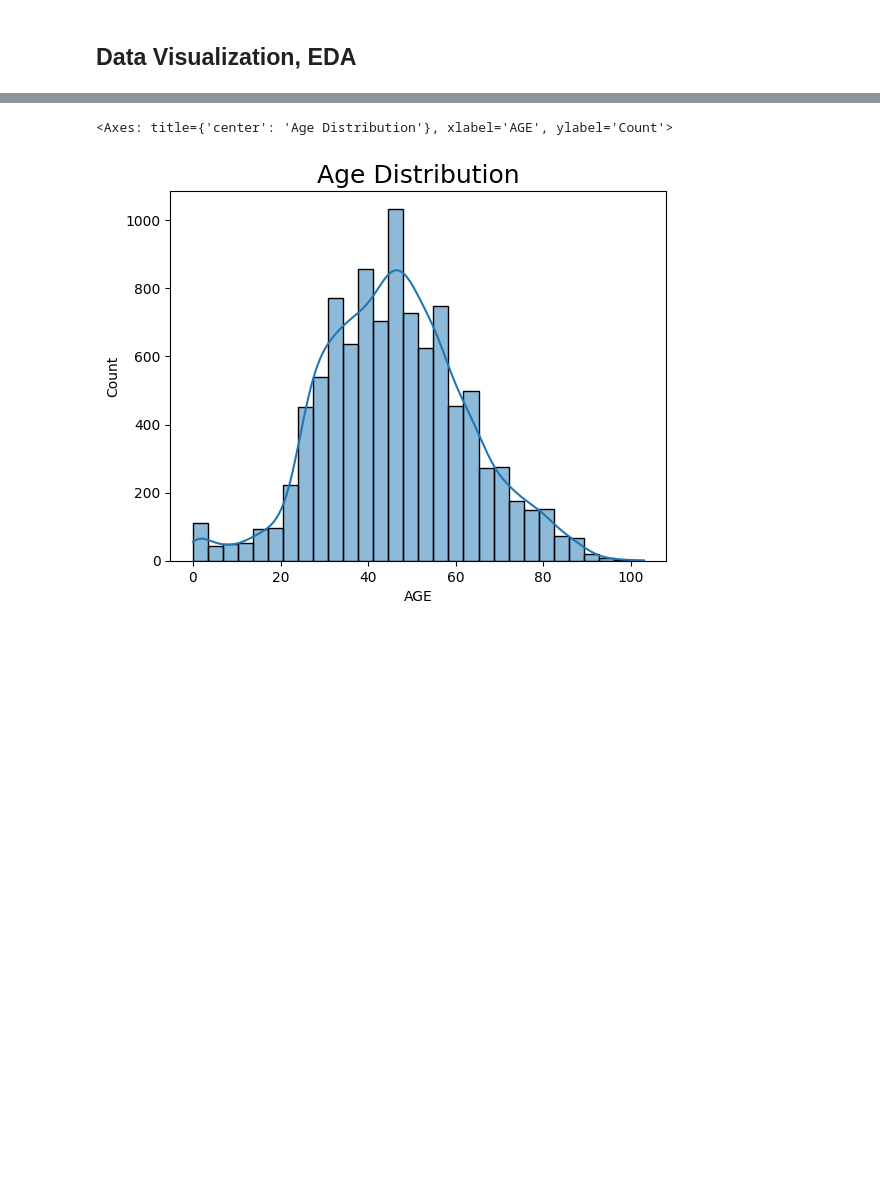
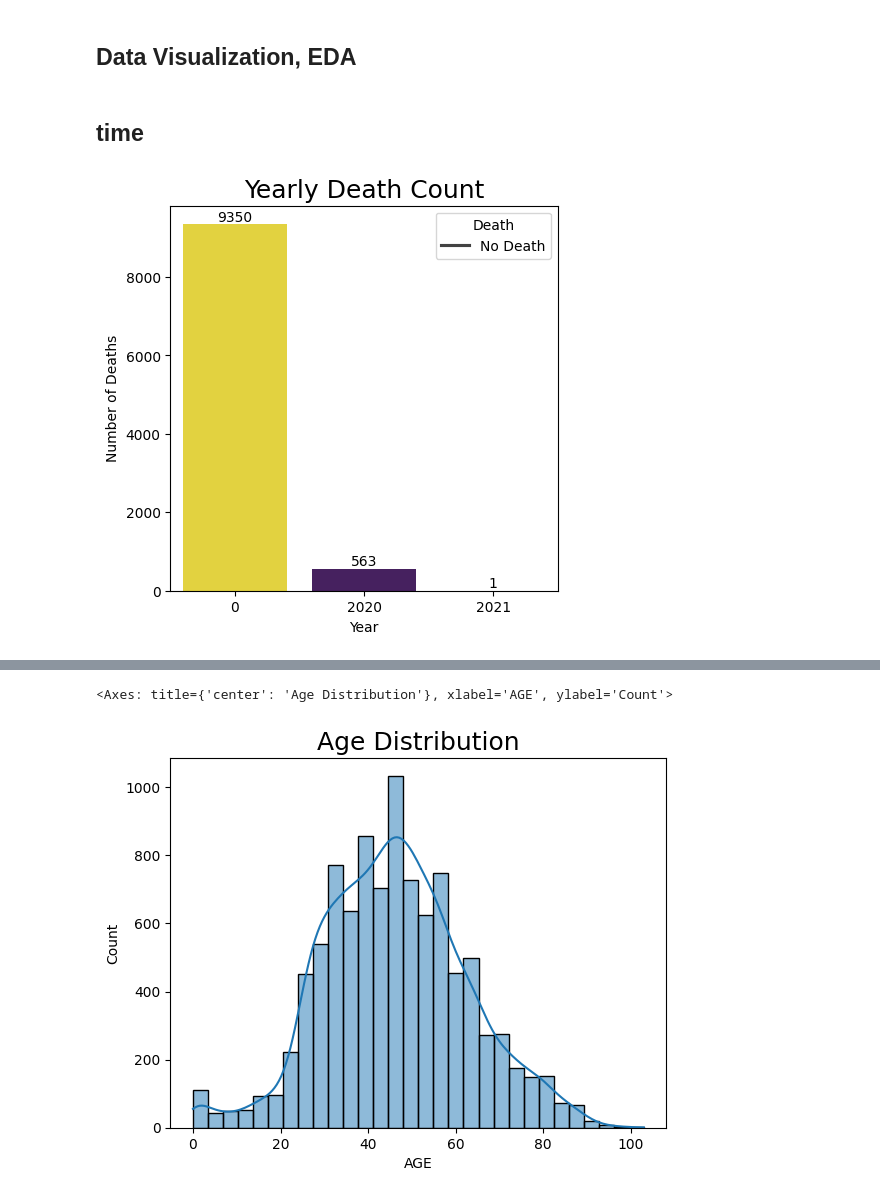
Before and after one commit to SobiaNoorAI/Covid-19-ML-Prediction, a Jupyter notebook: Death Prediction.ipynb, the cells around one changed output, grey strips where cells are left out. Drawn from its saved outputs; the diff is of its cells as text; code cells hidden in the pictures; blank space fills up the shorter version.

```diff
--- a/Death Prediction.ipynb
+++ b/Death Prediction.ipynb
@@ -461,3 +501,5 @@ CLASIFFICATION_FINAL =>       0.00%
 DEATH                =>       0.00%
 # %% [markdown]
 ## Data Visualization, EDA
+# %% [markdown]
+##  time
@@ -463,0 +520,39 @@ DEATH                =>       0.00%
+# %%
+# Filter rows where DATE_DIED is not equal to '9999-99-99'
+valid_dates = covid[covid['DATE_DIED'] != '9999-99-99']
+
+# Convert DATE_DIED to datetime format
+valid_dates['DATE_DIED'] = pd.to_datetime(valid_dates['DATE_DIED'], errors='coerce')
+
+# Extract YEAR, QUARTER, MONTH, and DAY
+valid_dates['YEAR'] = valid_dates['DATE_DIED'].dt.year
+valid_dates['QUARTER'] = valid_dates['DATE_DIED'].dt.quarter
+valid_dates['MONTH'] = valid_dates['DATE_DIED'].dt.month
+valid_dates['DAY'] = valid_dates['DATE_DIED'].dt.day
+# Convert MONTH, YEAR, and QUARTER to integers
+#valid_dates['MONTH'] = pd.to_numeric(valid_dates['MONTH'], errors='coerce')
+#valid_dates['YEAR'] = pd.to_numeric(valid_dates['YEAR'], errors='coerce')
+#valid_dates['QUARTER'] = pd.to_numeric(valid_dates['QUARTER'], errors='coerce')
+
+valid_dates['YEAR'] = valid_dates['YEAR'].fillna(0).astype(int)
+valid_dates['QUARTER'] = valid_dates['QUARTER'].fillna(0).astype(int)
+valid_dates['MONTH'] = valid_dates['MONTH'].fillna(0).astype(int)
+
+# Update the original dataframe
+#covid.update(valid_dates[['YEAR', 'QUARTER', 'MONTH', 'DAY']])
+# %%
+# Count the number of deaths per year
+yearly_deaths = valid_dates['YEAR'].value_counts().sort_index()
+
+# Plot the graph
+plt.figure(figsize=(5,5))
+ax=sns.barplot(x=yearly_deaths.index, y=yearly_deaths.values, hue=valid_dates['YEAR'].value_counts() ,palette="viridis")
+for container in ax.containers:
+    ax.bar_label(container)
+plt.title("Yearly Death Count", fontsize=18)
+plt.xlabel("Year")
+plt.ylabel("Number of Deaths")
+plt.legend(title='Death', loc='upper right', labels=['No Death'])
+plt.show()
+# %% [output]
+[figure, added]
```
Also changed, not shown: parts of 39 cells of this notebook.
